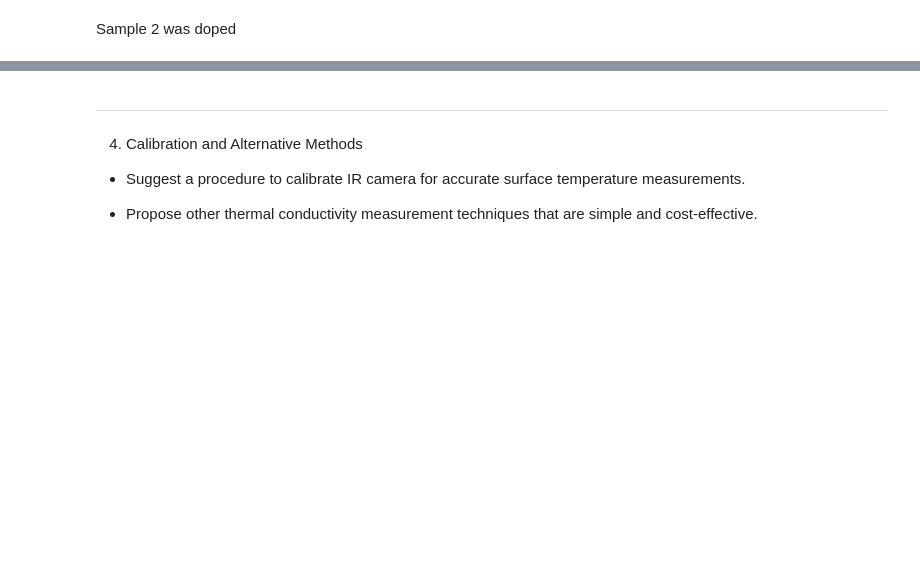
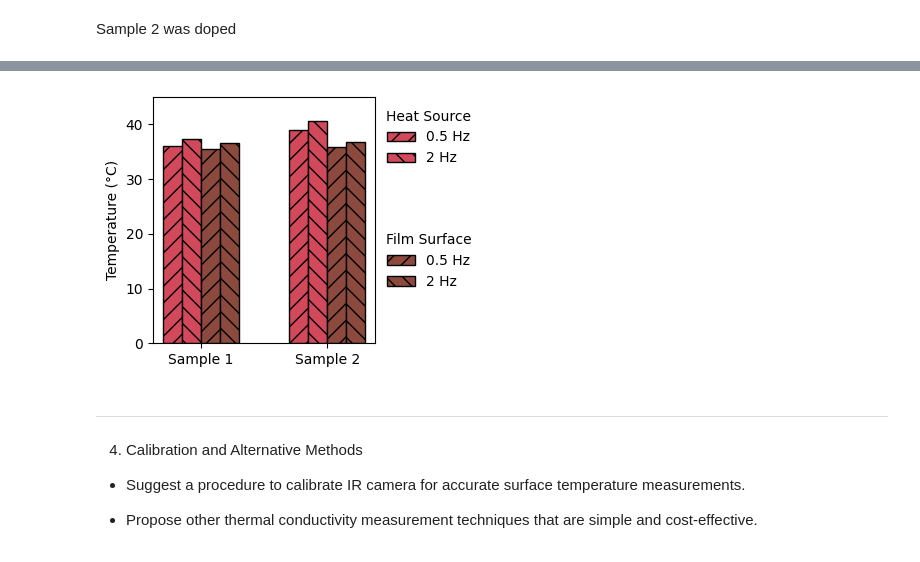
Before and after one commit to mohammadmundiwala/Flexible-Electronics, a Jupyter notebook: lab-2/data_analysis.ipynb, the cells around one changed output, grey strips where cells are left out. Cells and saved outputs as stored; diff of their text form; code cells hidden in the pictures; blank space fills up the shorter version.

```diff
--- a/lab-2/data_analysis.ipynb
+++ b/lab-2/data_analysis.ipynb
@@ -112,3 +176,72 @@ tf_df_2 = pd.read_excel('data/Thermal Fatigue.xlsx', sheet_name='Sample2')
+# %%
+# good thermal fatigue figure - bar plot
+fig, ax = plt.subplots(figsize=(4, 3))
+led_temps = {
+    'S1_0.5Hz': 36.06, 'S1_2Hz': 37.34, 'S2_0.5Hz': 38.93, 'S2_2Hz': 40.66
+}
+encap_temps = {
+    'S1_0.5Hz': 35.44, 'S1_2Hz': 36.52, 'S2_0.5Hz': 35.79, 'S2_2Hz': 36.73
+}
+
+# positioning
+bar_width = 0.15
+x_pos = np.array([0, 1])  # Sample 1 and Sample 2 positions
+# bar_width = bar_width * 1.2  # Space between bar groups
+
+hash1 = '//'
+hash2 = '\\\\'
+
+# LED temperatures (heat source)
+s1_led_05 = ax.bar(x_pos[0] - bar_width*1.5, led_temps['S1_0.5Hz'], bar_width,
+                   color=fall_red, label='LED 0.5 Hz', hatch=hash1,
+                   edgecolor='black', linewidth=1)
+s1_led_2 = ax.bar(x_pos[0] - bar_width*0.5, led_temps['S1_2Hz'], bar_width,
+                  color=fall_red, label='LED 2 Hz', hatch=hash2,
+                  edgecolor='black', linewidth=1)
+
+s2_led_05 = ax.bar(x_pos[1] - bar_width*1.5, led_temps['S2_0.5Hz'], bar_width,
+                   color=fall_red, hatch=hash1,
+                   edgecolor='black', linewidth=1)
+s2_led_2 = ax.bar(x_pos[1] - bar_width*0.5, led_temps['S2_2Hz'], bar_width,
+                  color=fall_red, hatch=hash2,
+                  edgecolor='black', linewidth=1)
+
+# Encapsulation temperatures (film temp)
+s1_encap_05 = ax.bar(x_pos[0] + bar_width*0.5, encap_temps['S1_0.5Hz'], bar_width,
+                     color=fall_brown, label='Film 0.5 Hz', hatch=hash1,
+                     edgecolor='black', linewidth=1)
+s1_encap_2 = ax.bar(x_pos[0] + bar_width*1.5, encap_temps['S1_2Hz'], bar_width,
+                    color=fall_brown, label='Film 2 Hz', hatch=hash2,
+                    edgecolor='black', linewidth=1)
+
+s2_encap_05 = ax.bar(x_pos[1] + bar_width*0.5, encap_temps['S2_0.5Hz'], bar_width,
+                     color=fall_brown, hatch=hash1,
+                     edgecolor='black', linewidth=1)
+s2_encap_2 = ax.bar(x_pos[1] + bar_width*1.5, encap_temps['S2_2Hz'], bar_width,
+                    color=fall_brown, hatch=hash2,
+                    edgecolor='black', linewidth=1)
+
+ax.set_ylabel('Temperature (°C)')
+ax.set_xticks(x_pos)
+ax.set_xticklabels(['Sample 1', 'Sample 2'])
+ax.set_ylim(0, 45)
+
+heat_legend = ax.legend([s1_led_05, s1_led_2], ['0.5 Hz', '2 Hz'],
+                       title='Heat Source', loc='upper left',
+                       frameon=False, bbox_to_anchor=(0.99, 1), ncol=1)
+
+film_legend = ax.legend([s1_encap_05, s1_encap_2], ['0.5 Hz', '2 Hz'],
+                       title='Film Surface', loc='upper left',
+                       frameon=False, bbox_to_anchor=(0.99, 0.5), ncol=1
+                       )
+
+ax.add_artist(heat_legend)
+
+plt.tight_layout()
+plt.show()
+# fig.savefig('figs/thermal_fatigue_chart.pdf', dpi=300, bbox_inches='tight')
+# %% [output]
+[figure, added]
 # %% [markdown]
 -----------------
 # %% [markdown]
```
Also changed, not shown: parts of 8 cells of this notebook, 1 other file.
